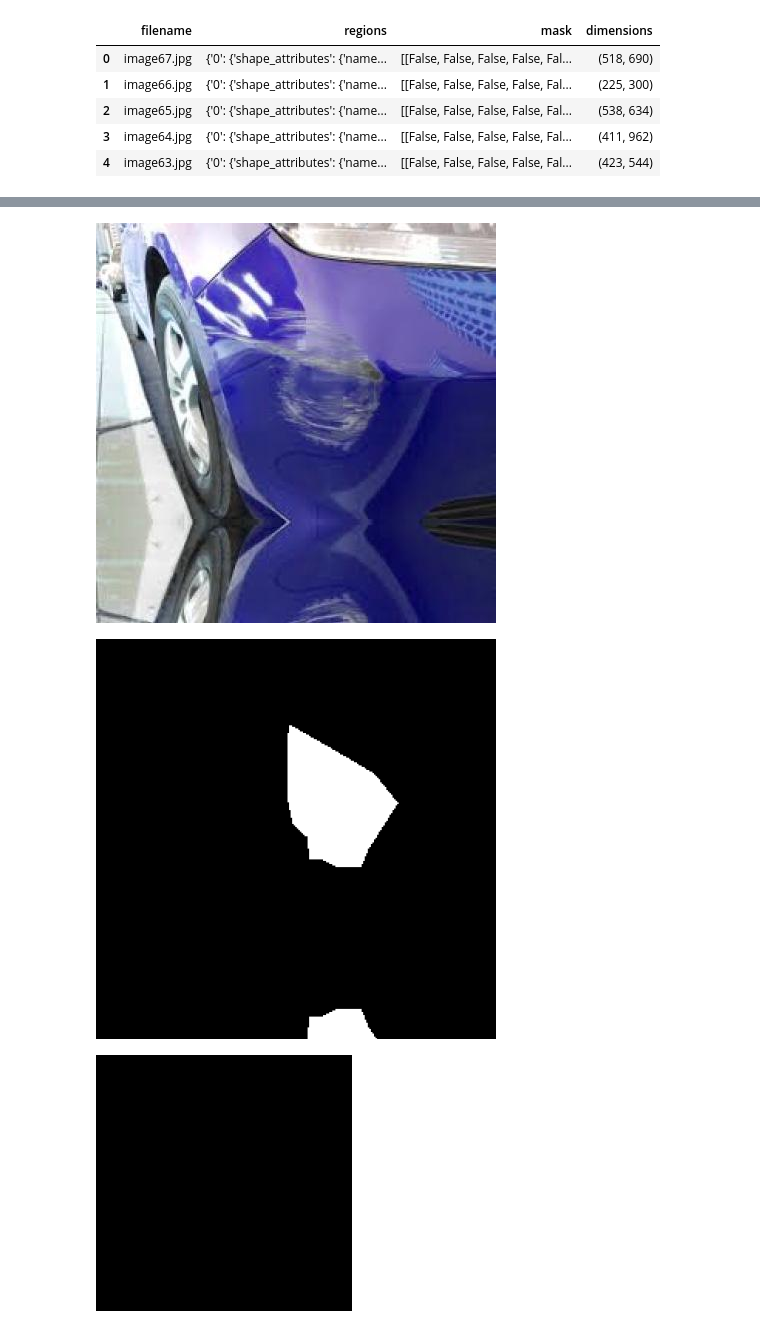
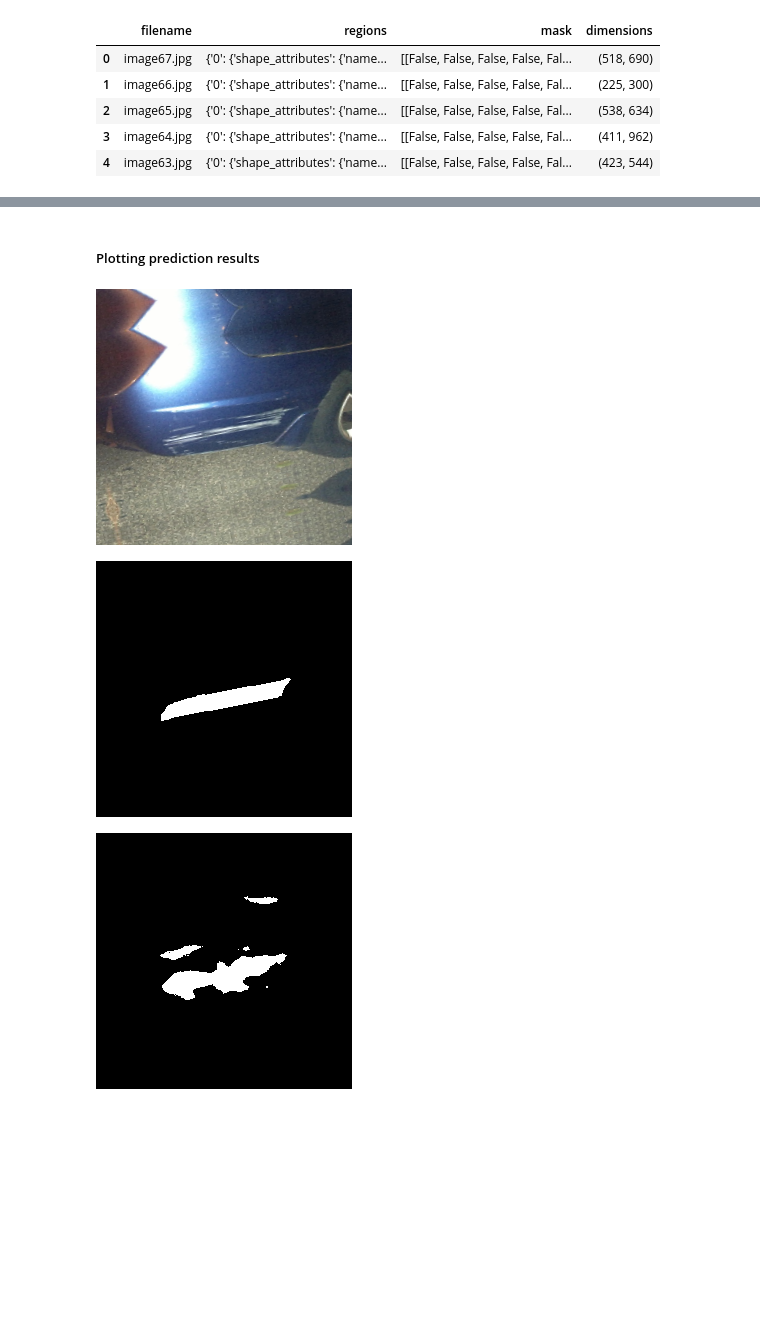
Before and after one commit to max-gmann/MB_Mobility_DamageDetection, a Jupyter notebook: notebooks/image_segmentation.ipynb, the cells around one changed output, grey strips where cells are left out. Cells and saved outputs as stored; diff of their text form; code cells hidden in the pictures; blank space fills up the shorter version.

```diff
--- a/notebooks/image_segmentation.ipynb
+++ b/notebooks/image_segmentation.ipynb
@@ -662,8 +671,8 @@ train_gen = Dataset(
 )
 val_gen = Dataset(batch_size, img_size, input_img_paths_val, annotation_img_paths_val)
 # %%
-opt = keras.optimizers.Adam(learning_rate=0.001)
-model.compile(optimizer='rmsprop', loss='binary_crossentropy', metrics=['accuracy'])
+opt = keras.optimizers.Adam(learning_rate=0.01)
+model.compile(optimizer='adam', loss='binary_crossentropy', metrics=['accuracy'], run_eagerly=True)
 
 model.summary()
 # %% [output]
@@ -687,7 +700,16 @@ ________________________________________________________________________________
 # %%
-# early_stopping = EarlyStopping(patience=10, verbose=1)
-model_checkpoint = ModelCheckpoint("./keras.model", save_best_only=True, verbose=1)
-reduce_lr = ReduceLROnPlateau(factor=0.1, patience=5, min_lr=0.00001, verbose=1)
+checkpoint_filepath = '../models/checkpoints/'
 
-history = model.fit(train_gen, epochs=10, validation_data=val_gen, callbacks=[model_checkpoint], class_weight={0: 0.1, 1: 1})
+model_checkpoint_callback = tf.keras.callbacks.ModelCheckpoint(
+    filepath=checkpoint_filepath,
+    save_weights_only=True,
+    monitor='loss',
+    mode='auto',
+    save_best_only=True)
+
+early_stopping = EarlyStopping(patience=10, verbose=1)
+reduce_lr = ReduceLROnPlateau(factor=0.1, patience=3, min_lr=0.00001, verbose=1)
+
+
+history = model.fit(train_gen, epochs=20, validation_data=val_gen)#, callbacks=[early_stopping, reduce_lr, model_checkpoint_callback])
 # %% [output]
@@ -695,34 +765,38 @@ ValueError: `class_weight` not supported for 3+ dimensional targets.
+# %% [markdown]
+##### Plotting prediction results
 # %%
 val_gen = Dataset(batch_size, (256,256), input_img_paths_val, annotation_img_paths_val)
+
+val_preds = model.predict(val_gen)
-# %%
-val_preds = model.predict(val_gen[0][0])
 # %%
 from IPython.display import Image, display
 from tensorflow.keras.preprocessing.image import load_img
 import PIL
 from PIL import ImageOps
 
 def display_mask(i):
-    """Quick utility to display a model's prediction."""
-    mask = np.argmax(val_preds[i], axis=-1)
-    mask = np.expand_dims(mask, axis=-1)
-    img = PIL.ImageOps.autocontrast(keras.preprocessing.image.array_to_img(mask))
+    """utility to display a model's prediction."""
+
+    thresh = 0.2
+    fn = lambda x : 255 if x > thresh else 0
+    vec = np.vectorize(fn)
+    img = vec(val_preds[i])
+
+    img = PIL.ImageOps.autocontrast(keras.preprocessing.image.array_to_img(img))
     display(img)
 
-
-# Display results for validation image #10
-i = 5
+# Index
+i = 10
 
 # Display input image
 display(Image(filename=input_img_paths_val[i]))
 
 # Display ground-truth target mask
 img = PIL.ImageOps.autocontrast(load_img(annotation_img_paths_val[i]))
 display(img)
 
-# Display mask predicted by our model
-display_mask(i)  # Note that the model only sees inputs at 150x150.
+display_mask(i)
 # %% [output]
-[figure, old version]
+[figure, new version]
-[figure, old version]
+[figure, new version]
-[figure, old version]
+[figure, new version]
```
Also changed, not shown: parts of 66 cells of this notebook, 1 other file.
